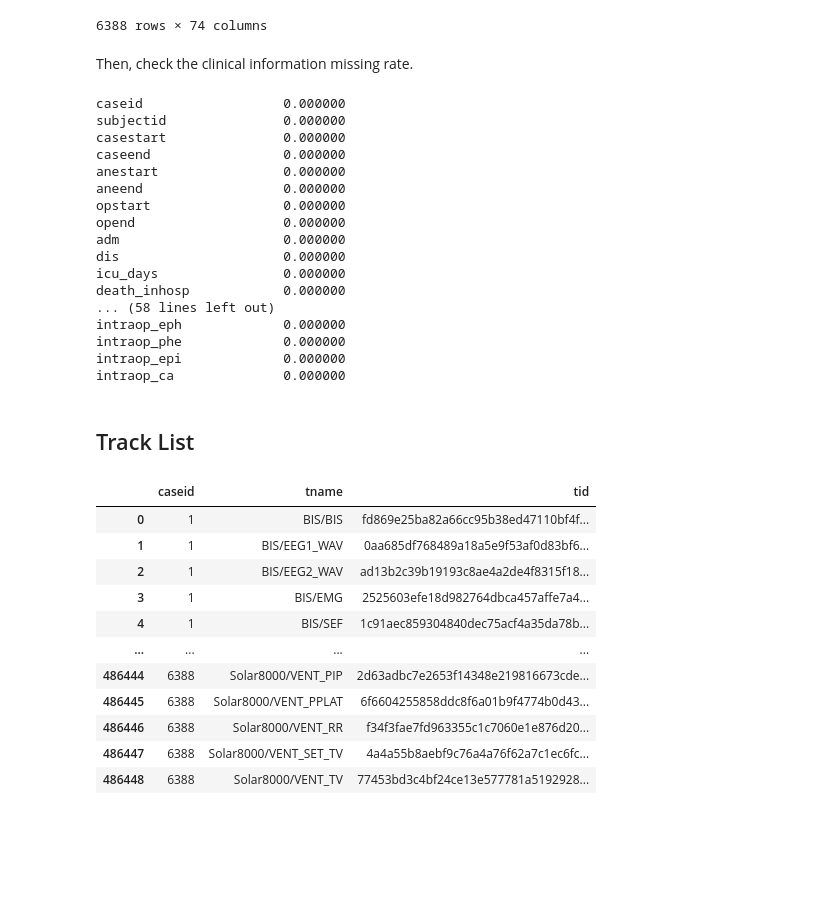
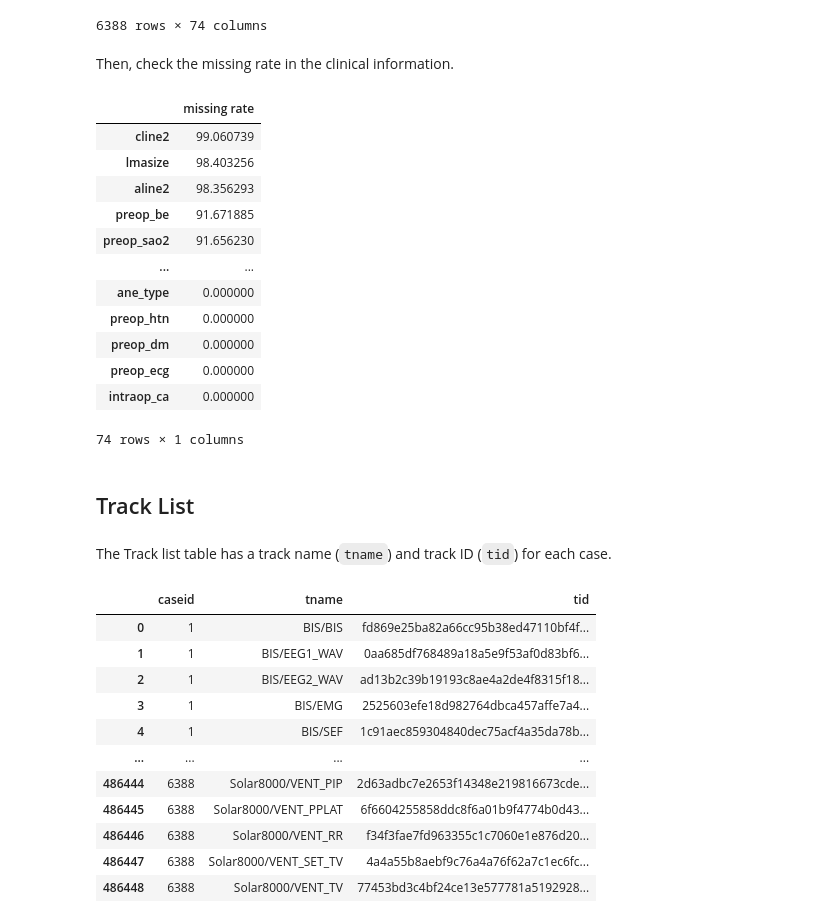
Before and after one commit to vitaldb/examples, a Jupyter notebook: vitaldb_open_dataset.ipynb, the cells around one changed output. Cells and saved outputs as stored; diff of their text form; code cells hidden in the pictures; blank space fills up the shorter version.

```diff
--- a/vitaldb_open_dataset.ipynb
+++ b/vitaldb_open_dataset.ipynb
@@ -31,29 +31,27 @@ df_cases
 | 6387 | 6388 | 1306 | 0 | 10249 | -79 | 10121.0 | 2321 | 9221 | -312060 | 379140 | ... |
 6388 rows × 74 columns
 # %% [markdown]
-Then, check the clinical information missing rate.
+Then, check the missing rate in the clinical information.
-# %%
-print((df_cases.isnull().mean() * 100).to_string())
-# %% [output]
-caseid                  0.000000
-subjectid               0.000000
-casestart               0.000000
-caseend                 0.000000
-anestart                0.000000
-aneend                  0.000000
-opstart                 0.000000
-opend                   0.000000
-adm                     0.000000
-dis                     0.000000
-icu_days                0.000000
-death_inhosp            0.000000
-... (58 lines left out)
-intraop_eph             0.000000
-intraop_phe             0.000000
-intraop_epi             0.000000
-intraop_ca              0.000000
+# %%
+pd.DataFrame((df_cases.isnull().mean() * 100).sort_values(ascending=False), columns=['missing rate'])
+# %% [output]
+|  | missing rate |
+| cline2 | 99.060739 |
+| lmasize | 98.403256 |
+| aline2 | 98.356293 |
+| preop_be | 91.671885 |
+| preop_sao2 | 91.656230 |
+| ... | ... |
+| ane_type | 0.000000 |
+| preop_htn | 0.000000 |
+| preop_dm | 0.000000 |
+| preop_ecg | 0.000000 |
+| intraop_ca | 0.000000 |
+74 rows × 1 columns
 # %% [markdown]
 ## Track List
+# %% [markdown]
+The Track list table has a track name (`tname`) and track ID (`tid`) for each case.
 # %%
 df_trks
 # %% [output]
```
Also changed, not shown: parts of 5 cells of this notebook.
